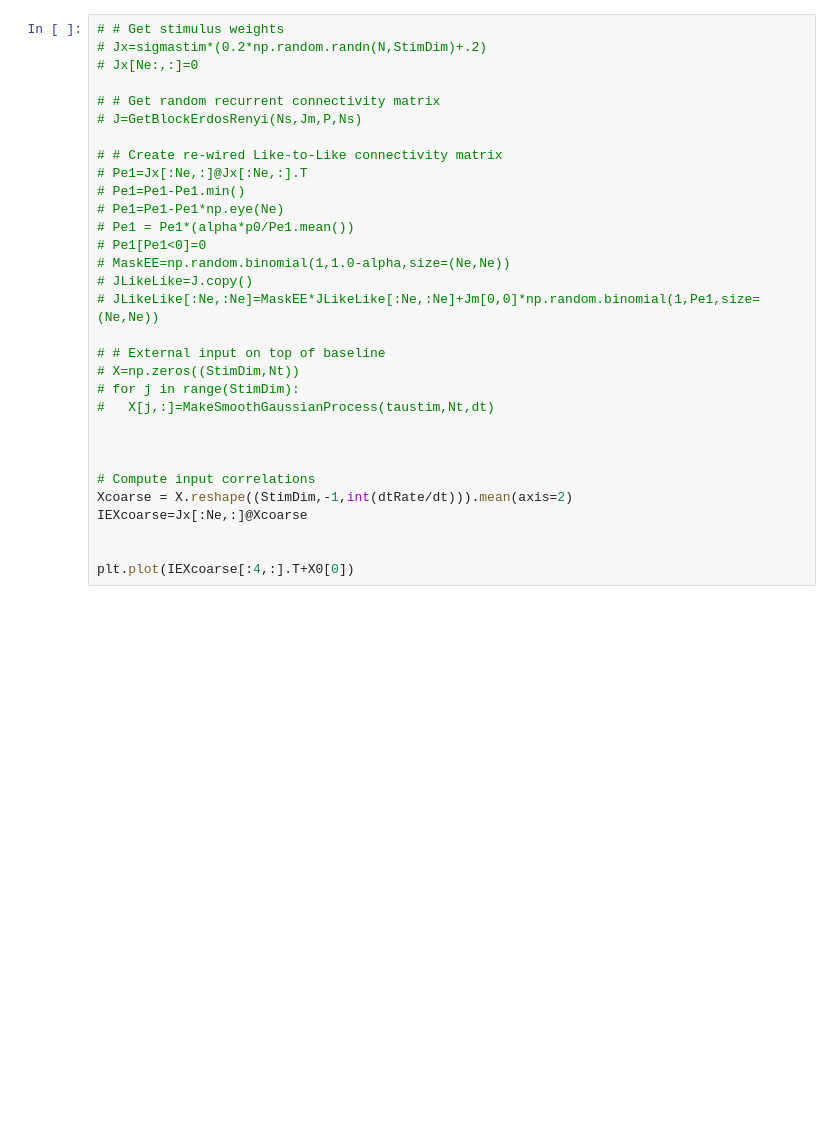
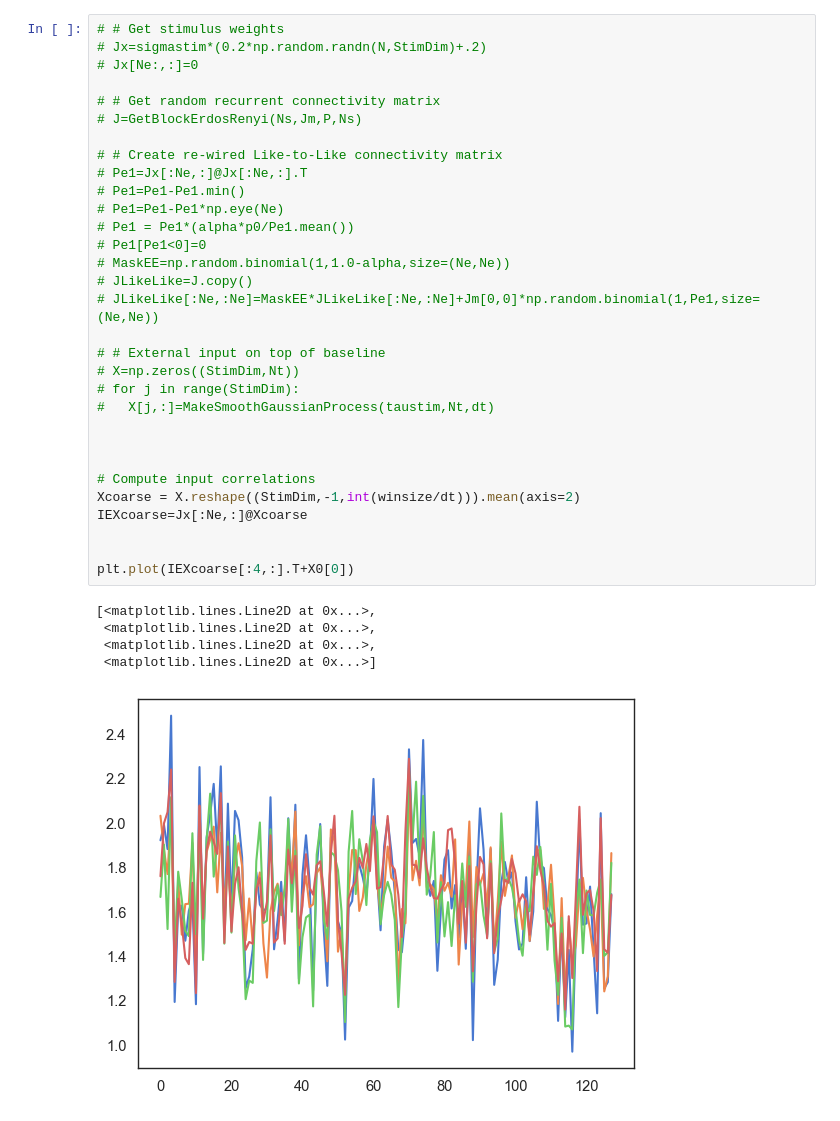
Before and after one commit to RobertRosenbaum/MicronsBalancedModel, a Jupyter notebook: MultiTrialRandLikeLikeTogether.ipynb, the cells around one changed output. Saved outputs shown, nothing was run; the diff lists cells and outputs as text; blank space fills up the shorter version.

```diff
--- a/MultiTrialRandLikeLikeTogether.ipynb
+++ b/MultiTrialRandLikeLikeTogether.ipynb
@@ -246,31 +316,37 @@ plt.tight_layout()
 # %%
 # # Get stimulus weights
 # Jx=sigmastim*(0.2*np.random.randn(N,StimDim)+.2)
 # Jx[Ne:,:]=0
 
 # # Get random recurrent connectivity matrix
 # J=GetBlockErdosRenyi(Ns,Jm,P,Ns)
 
 # # Create re-wired Like-to-Like connectivity matrix
 # Pe1=Jx[:Ne,:]@Jx[:Ne,:].T
 # Pe1=Pe1-Pe1.min()
 # Pe1=Pe1-Pe1*np.eye(Ne)
 # Pe1 = Pe1*(alpha*p0/Pe1.mean())
 # Pe1[Pe1<0]=0
 # MaskEE=np.random.binomial(1,1.0-alpha,size=(Ne,Ne))
 # JLikeLike=J.copy()
 # JLikeLike[:Ne,:Ne]=MaskEE*JLikeLike[:Ne,:Ne]+Jm[0,0]*np.random.binomial(1,Pe1,size=(Ne,Ne))
 
 # # External input on top of baseline
 # X=np.zeros((StimDim,Nt))
 # for j in range(StimDim):
 #   X[j,:]=MakeSmoothGaussianProcess(taustim,Nt,dt)
 
 
 
 # Compute input correlations
-Xcoarse = X.reshape((StimDim,-1,int(dtRate/dt))).mean(axis=2)
+Xcoarse = X.reshape((StimDim,-1,int(winsize/dt))).mean(axis=2)
 IEXcoarse=Jx[:Ne,:]@Xcoarse
 
 
 plt.plot(IEXcoarse[:4,:].T+X0[0])
+# %% [output]
+[<matplotlib.lines.Line2D at 0x...>,
+ <matplotlib.lines.Line2D at 0x...>,
+ <matplotlib.lines.Line2D at 0x...>,
+ <matplotlib.lines.Line2D at 0x...>]
+[figure, added]
```
Also changed, not shown: parts of 4 cells of this notebook, 4 other files.
